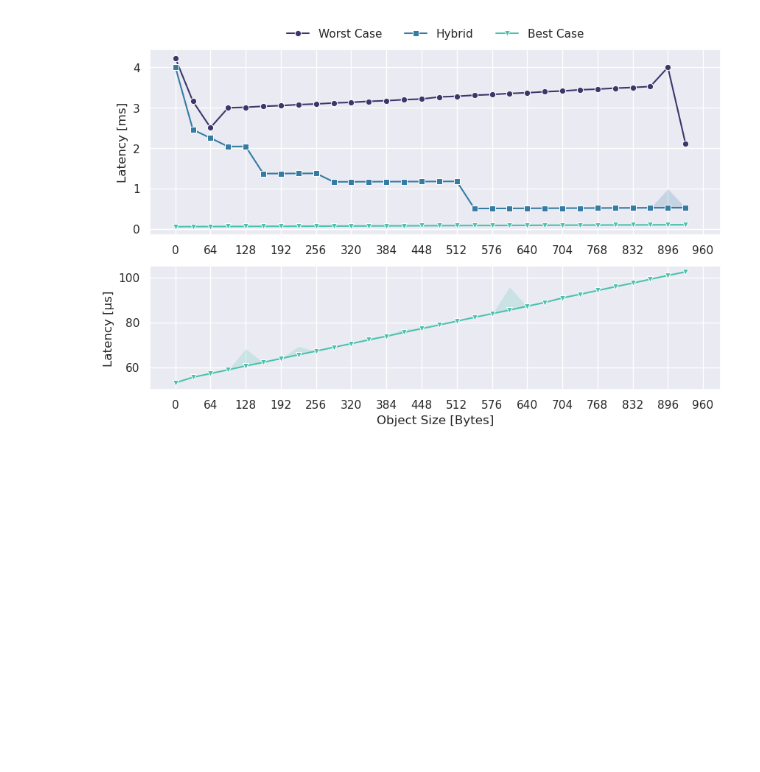
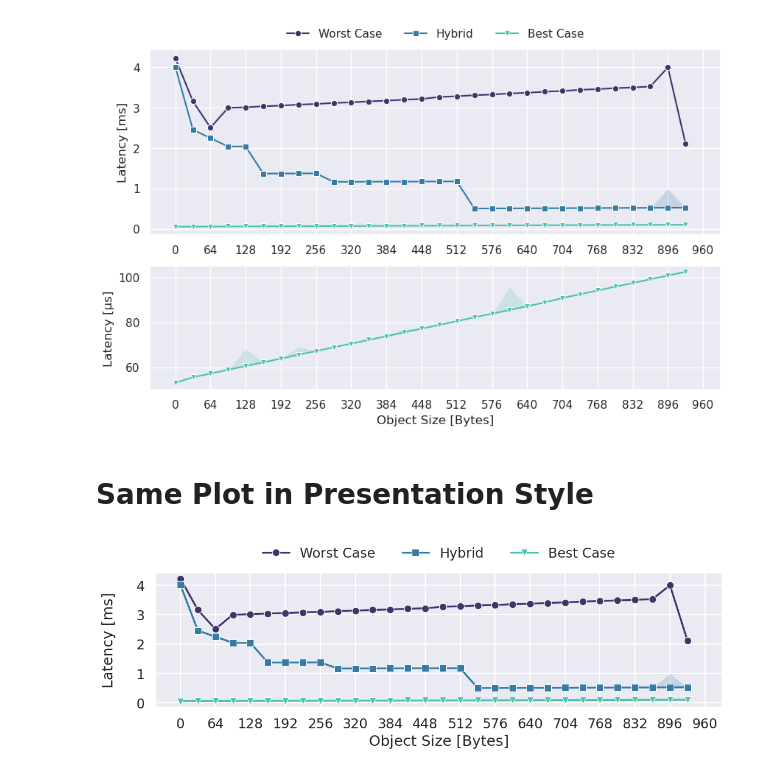
Before and after one commit to markus-gerber/vnv-heap, a Jupyter notebook: zephyr/vnv_heap_benchmark/analysis/allocate.ipynb, the cells around one changed output. Cells and saved outputs as stored; diff of their text form; code cells hidden in the pictures; blank space fills up the shorter version.

Commit message:
added presentation styled plots

```diff
--- a/zephyr/vnv_heap_benchmark/analysis/allocate.ipynb
+++ b/zephyr/vnv_heap_benchmark/analysis/allocate.ipynb
@@ -191,2 +191,60 @@ save_plot("allocate", save_asset=True)
 # %% [output]
 [figure]
+# %% [markdown]
+# Same Plot in Presentation Style
+# %%
+from util.plot import set_grid, save_plot, set_theme
+from util.convert import scale_data
+import seaborn as sns
+import matplotlib.pyplot as plt
+from matplotlib import gridspec
+
+set_theme()
+sns.set_context(context="talk")
+fig = plt.figure(1)
+fig.set_figheight(3)
+fig.set_figwidth(12.5)
+
+gs = gridspec.GridSpec(nrows=1, ncols=1)
+ax = plt.subplot(gs[0])
+
+unit = "ms"
+
+if enable_storage_reference and len(storage_write) != 0:
+    storage_write_scaled = scale_data(storage_write, unit)
+    sns.lineplot(ax=ax, x=storage_write_scaled["options.object_size"], y=storage_write_scaled["mean"], label="Raw Write", markers=["o"], marker="X", color="#aaaaaa")
+
+if len(allocate_max) != 0:
+    allocate_max_scaled = scale_data(allocate_max, unit)
+    sns.lineplot(ax=ax, x=allocate_max_scaled["options.object_size"], y=allocate_max_scaled["mean"], label="Worst Case", markers=["o"], marker="o")
+    ax.fill_between(allocate_max_scaled["options.object_size"], allocate_max_scaled["min"], allocate_max_scaled["max"], alpha=0.2, **fill_between_args)
+
+if len(allocate_case1) != 0:
+    allocate_case1_scaled = scale_data(allocate_case1, unit)
+    sns.lineplot(ax=ax, x=allocate_case1_scaled["options.object_size"], y=allocate_case1_scaled["mean"], label="Hybrid", markers=["o"], marker="s")
+    ax.fill_between(allocate_case1_scaled["options.object_size"], allocate_case1_scaled["min"], allocate_case1_scaled["max"], alpha=0.2, **fill_between_args)
+
+if len(allocate_min) != 0:
+    allocate_min_scaled = scale_data(allocate_min, unit)
+    sns.lineplot(ax=ax, x=allocate_min_scaled["options.object_size"], y=allocate_min_scaled["mean"], label="Best Case", markers=["o"], marker="v")
+    ax.fill_between(allocate_min_scaled["options.object_size"], allocate_min_scaled["min"], allocate_min_scaled["max"], alpha=0.2, **fill_between_args)
+
+set_grid(64, max(allocate_min["options.object_size"].max(), allocate_max["options.object_size"].max()), ax)
+
+if enable_storage_reference:
+    handles, labels = plt.gca().get_legend_handles_labels()
+    handles.append(handles.pop(0))
+    labels.append(labels.pop(0))
+    ax.legend(handles, labels, loc = "lower center", bbox_to_anchor=(.5, 1), ncol=len(ax.legend().get_lines()), title=None, frameon=False)
+else:
+    ax.legend(loc = "lower center", bbox_to_anchor=(.5, 1), ncol=len(ax.legend().get_lines()), title=None, frameon=False)
+
+set_grid(64, max(allocate_min["options.object_size"].max(), allocate_max["options.object_size"].max()), ax)
+
+ax.set_xlabel("Object Size [Bytes]")
+ax.set_ylabel(f"Latency [{unit}]", labelpad=25)
+#plt.axis([200, 300, 10000, 15000])
+
+plt.savefig(f"../figures/allocate_presentation_1.pdf", bbox_inches='tight', facecolor='#fafafa')
+# %% [output]
+[figure, added]
```
Also changed, not shown: parts of 2 cells of this notebook, 10 other files.
